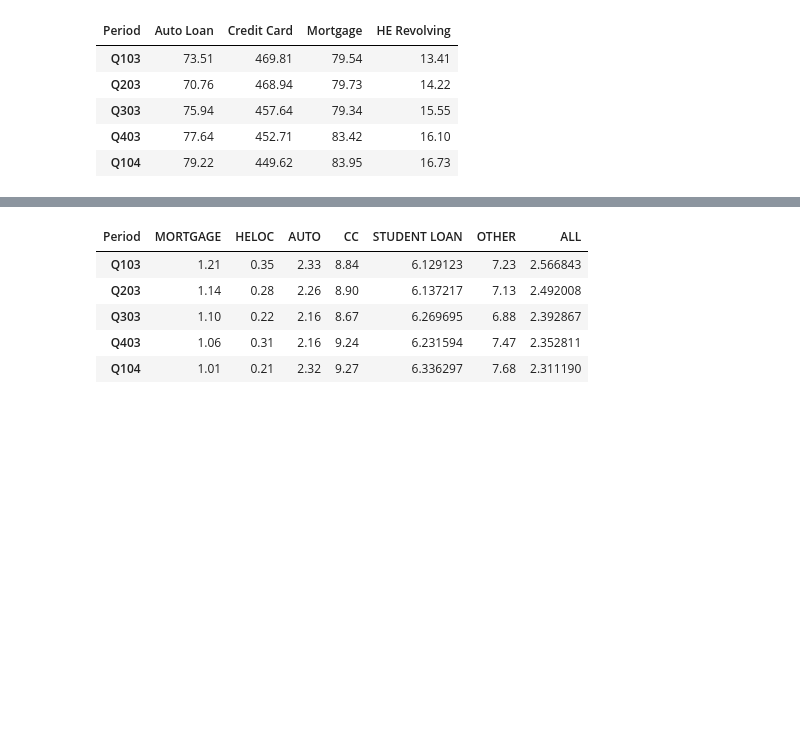
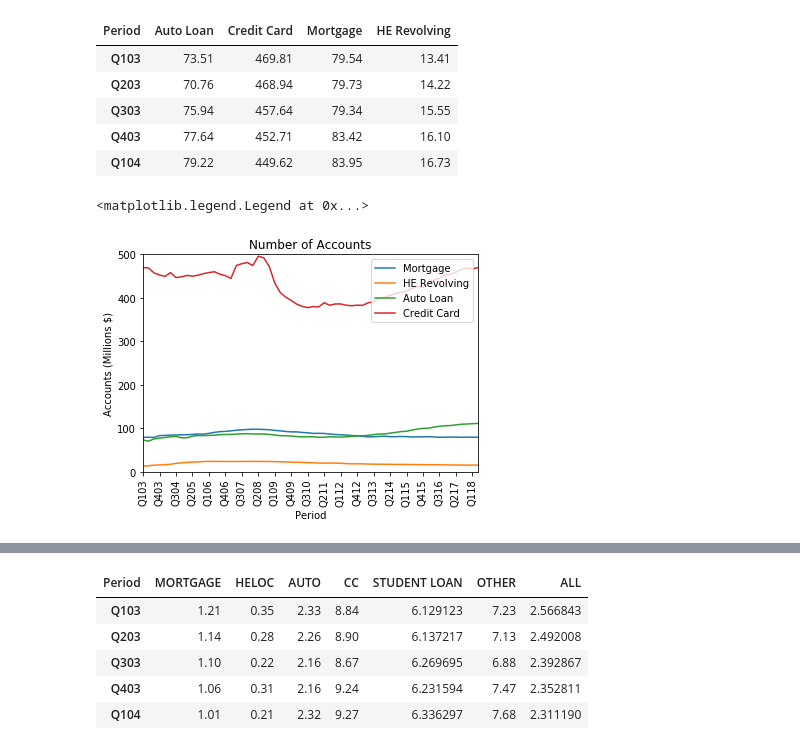
Before and after one commit to bowielh/Project1_Group1, a Jupyter notebook: Housing_Bubble.ipynb, the cells around one changed output, grey strips where cells are left out. Saved outputs shown, nothing was run; the diff lists cells and outputs as text; code cells hidden in the pictures; blank space fills up the shorter version.

```diff
--- a/Housing_Bubble.ipynb
+++ b/Housing_Bubble.ipynb
@@ -140,6 +132,28 @@ df_account.head()
 | Q303 | 75.94 | 457.64 | 79.34 | 15.55 |
 | Q403 | 77.64 | 452.71 | 83.42 | 16.10 |
 | Q104 | 79.22 | 449.62 | 83.95 | 16.73 |
+# %%
+# Create fig and ax
+figaccount = plt.figure()
+axaccount = plt.axes()
+
+# Use plot, not scatterplot, for efficiency and performance
+axaccount.plot(df_account.index, df_account['Mortgage'],  ls = '-')
+axaccount.plot(df_account.index, df_account['HE Revolving'],  ls = '-')
+axaccount.plot(df_account.index, df_account['Auto Loan'],  ls = '-')
+axaccount.plot(df_account.index, df_account['Credit Card'],  ls = '-')
+
+axaccount.set(title = 'Number of Accounts',
+       ylabel = 'Accounts (Millions $)',
+       xlabel = 'Period',
+       ylim = (0, 500),
+       xlim = ('Q103', 'Q218'))
+axaccount.set_xticks(axaccount.get_xticks()[::3])
+axaccount.set_xticklabels(labels = quarters[1::3], rotation = 90)
+axaccount.legend(loc = 'upper right')
+# %% [output]
+<matplotlib.legend.Legend at 0x...>
+[figure, added]
 # %%
 df_credit = df6.drop(df6.iloc[:,6:11], axis = 1)
 df_credit = df_credit.rename(columns = {'Unnamed: 0':'Period#'})
```
Also changed, not shown: parts of 8 cells of this notebook.
